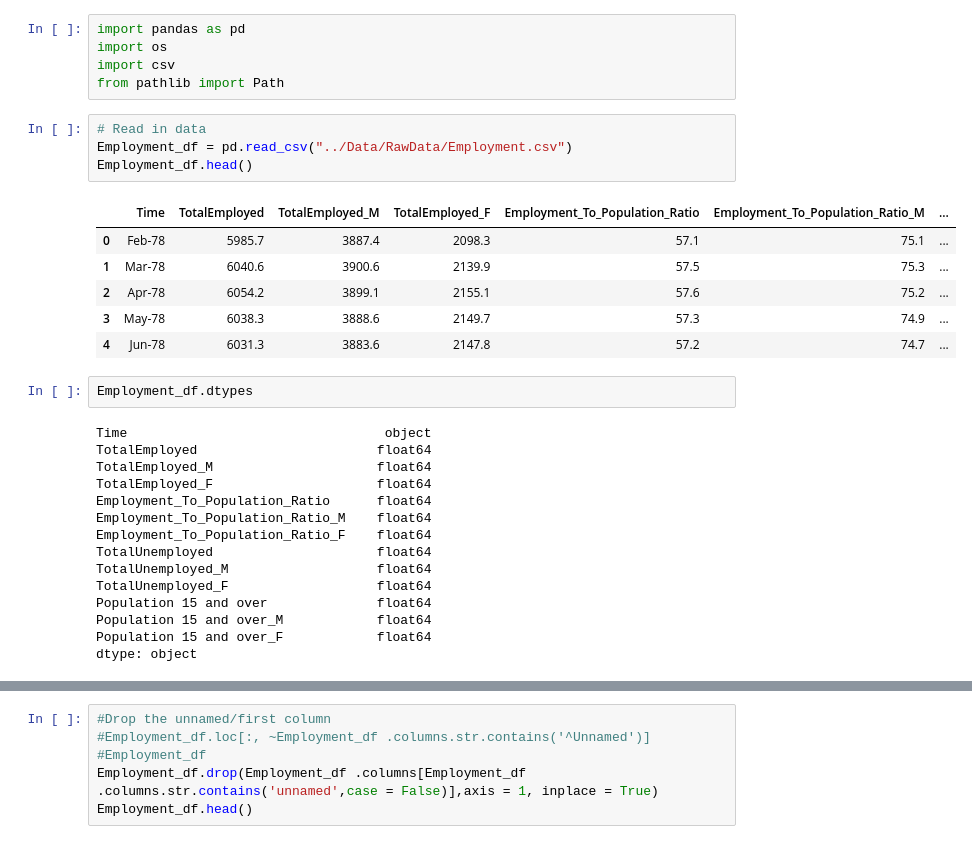
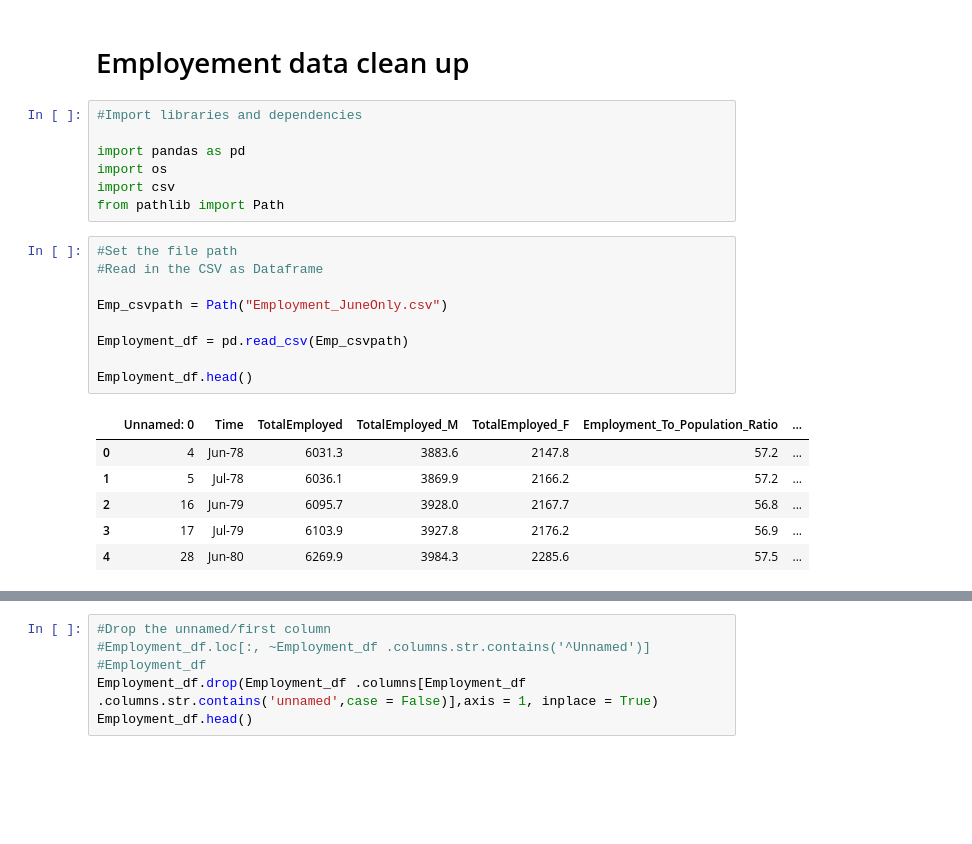
Before and after one commit to TribThapa/AustralianEconomyAnalysis, a Jupyter notebook: Code/Employment_cleaned.ipynb, the cells around one changed output, grey strips where cells are left out. Saved outputs shown, nothing was run; the diff lists cells and outputs as text; blank space fills up the shorter version.

```diff
--- a/Code/Employment_cleaned.ipynb
+++ b/Code/Employment_cleaned.ipynb
@@ -1,33 +1,25 @@
+# %% [markdown]
+# Employement data clean up
 # %%
+#Import libraries and dependencies
+
 import pandas as pd
 import os
 import csv
 from pathlib import Path
 # %%
-# Read in data
-Employment_df = pd.read_csv("../Data/RawData/Employment.csv")
+#Set the file path
+#Read in the CSV as Dataframe
+
+Emp_csvpath = Path("Employment_JuneOnly.csv")
+
+Employment_df = pd.read_csv(Emp_csvpath)
+
 Employment_df.head()
 # %% [output]
-|  | Time | TotalEmployed | TotalEmployed_M | TotalEmployed_F | Employment_To_Population_Ratio | Employment_To_Population_Ratio_M | ... |
-| 0 | Feb-78 | 5985.7 | 3887.4 | 2098.3 | 57.1 | 75.1 | ... |
-| 1 | Mar-78 | 6040.6 | 3900.6 | 2139.9 | 57.5 | 75.3 | ... |
-| 2 | Apr-78 | 6054.2 | 3899.1 | 2155.1 | 57.6 | 75.2 | ... |
-| 3 | May-78 | 6038.3 | 3888.6 | 2149.7 | 57.3 | 74.9 | ... |
-| 4 | Jun-78 | 6031.3 | 3883.6 | 2147.8 | 57.2 | 74.7 | ... |
+|  | Unnamed: 0 | Time | TotalEmployed | TotalEmployed_M | TotalEmployed_F | Employment_To_Population_Ratio | ... |
+| 0 | 4 | Jun-78 | 6031.3 | 3883.6 | 2147.8 | 57.2 | ... |
+| 1 | 5 | Jul-78 | 6036.1 | 3869.9 | 2166.2 | 57.2 | ... |
+| 2 | 16 | Jun-79 | 6095.7 | 3928.0 | 2167.7 | 56.8 | ... |
+| 3 | 17 | Jul-79 | 6103.9 | 3927.8 | 2176.2 | 56.9 | ... |
+| 4 | 28 | Jun-80 | 6269.9 | 3984.3 | 2285.6 | 57.5 | ... |
-# %%
-Employment_df.dtypes
-# %% [output]
-Time                                 object
-TotalEmployed                       float64
-TotalEmployed_M                     float64
-TotalEmployed_F                     float64
-Employment_To_Population_Ratio      float64
-Employment_To_Population_Ratio_M    float64
-Employment_To_Population_Ratio_F    float64
-TotalUnemployed                     float64
-TotalUnemployed_M                   float64
-TotalUnemployed_F                   float64
-Population 15 and over              float64
-Population 15 and over_M            float64
-Population 15 and over_F            float64
-dtype: object
```
Also changed, not shown: parts of 3 cells of this notebook, 4 other files.
